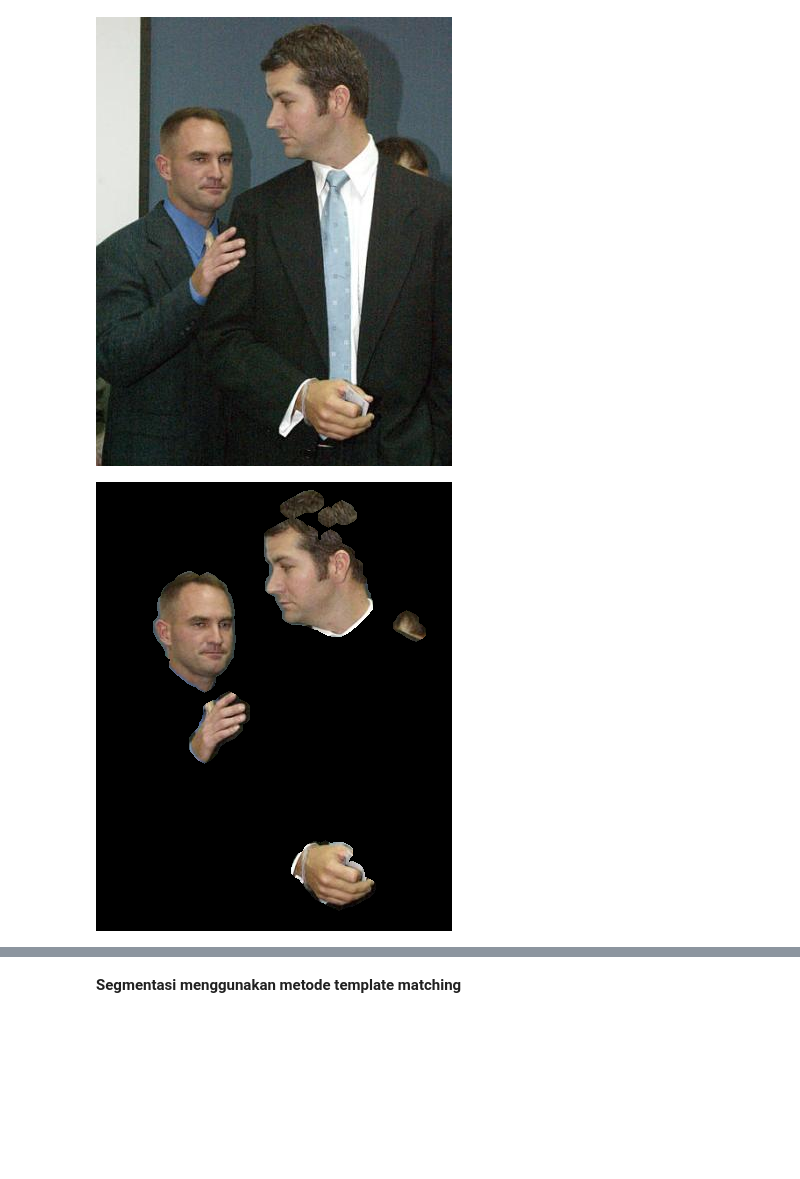
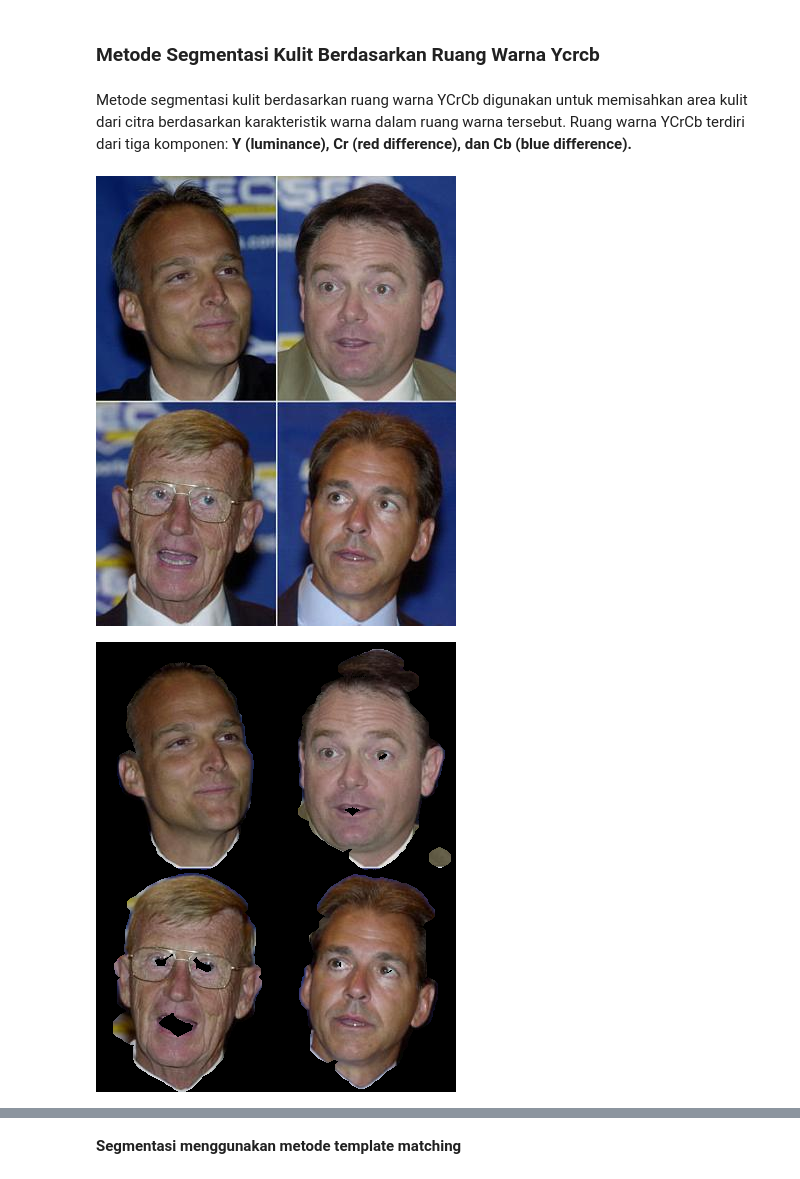
Before and after one commit to tasyasvdh09/PCVK_Genap_2023, a Jupyter notebook: Progress 2_Final Project.ipynb, the cells around one changed output, grey strips where cells are left out. Cells and saved outputs as stored; diff of their text form; code cells hidden in the pictures; blank space fills up the shorter version.

```diff
--- a/Progress 2_Final Project.ipynb
+++ b/Progress 2_Final Project.ipynb
@@ -14,6 +14,11 @@ import cv2
 import numpy as np
 import matplotlib.pyplot as plt
 from google.colab.patches import cv2_imshow
+# %% [markdown]
+### **Metode Segmentasi Kulit Berdasarkan Ruang Warna Ycrcb**
+# %% [markdown]
+Metode segmentasi kulit berdasarkan ruang warna YCrCb digunakan untuk memisahkan area kulit dari citra berdasarkan karakteristik warna dalam ruang warna tersebut. Ruang warna YCrCb terdiri dari tiga komponen:
+**Y (luminance), Cr (red difference), dan Cb (blue difference).**
 # %%
 def skin_segmentation(image):
     # Mengubah citra menjadi ruang warna YCrCb
@@ -43,22 +48,22 @@ def convert_to_grayscale(image):
     return grayscale
 # %%
 # Membaca citra
-image = cv2.imread('/content/drive/MyDrive/PCVK/images/Sample Citra FDDB/2002/07/29/big/img_889.jpg')
+image = cv2.imread('/content/drive/MyDrive/PCVK/images/Sample Citra FDDB/2002/07/30/big/img_272.jpg')
 
 # Melakukan segmentasi kulit
 skin_segmented_image = skin_segmentation(image)
 
 # Mengubah citra segmentasi kulit menjadi citra keabuan
 grayscale_image = convert_to_grayscale(skin_segmented_image)
 
 # Menampilkan citra asli
 cv2_imshow(image)
 
 # Menampilkan citra segmentasi kulit
 cv2_imshow(skin_segmented_image)
 
 # Menampilkan citra keabuan
 cv2_imshow(grayscale_image)
 # %% [output]
-[figure, old version]
+[figure, new version]
-[figure, old version]
+[figure, new version]
```
Also changed, not shown: parts of 8 cells of this notebook.
